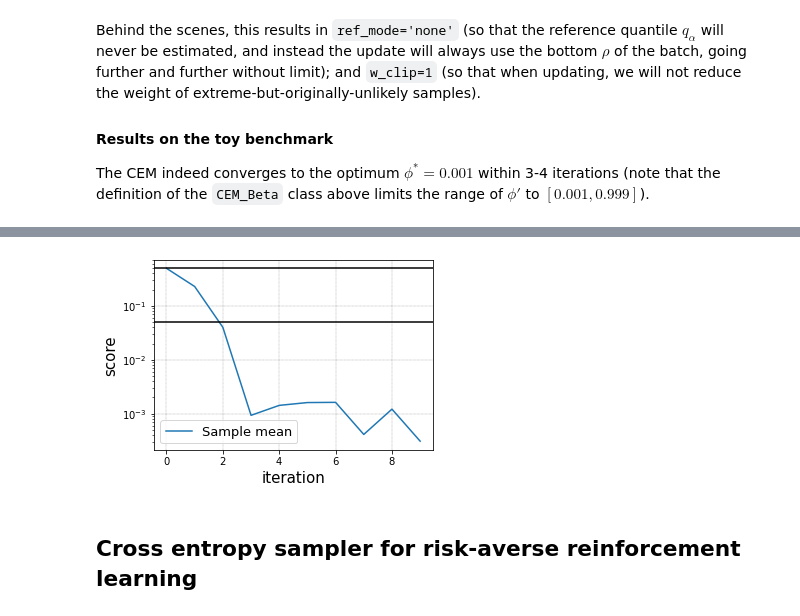
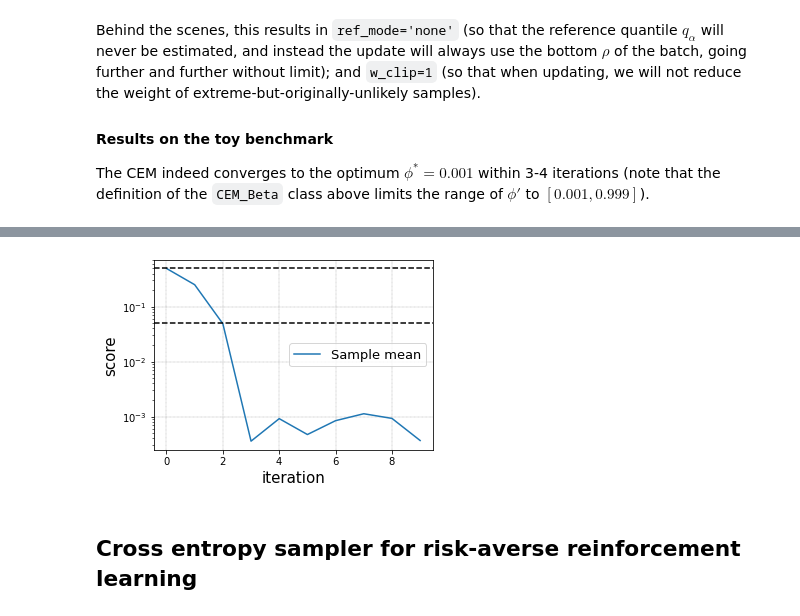
Before and after one commit to ido90/CEM, a Jupyter notebook: tutorial.ipynb, the cells around one changed output, grey strips where cells are left out. Saved outputs shown, nothing was run; the diff lists cells and outputs as text; code cells hidden in the pictures.

```diff
--- a/tutorial.ipynb
+++ b/tutorial.ipynb
@@ -276,9 +282,9 @@ ce = CEM_Beta(phi0=0.5, batch_size=batch_size, min_batch_update=0.5, optim_mode=
 simulate_toy_process_and_sampling(ce)
 
 # plot summary
-ax = ce.show_sampled_scores()
-ax.axhline(0.5, color='k')
-ax.axhline(0.05, color='k')
+ax = ce.show_summary()
+ax.axhline(0.5, color='k', linestyle='--')
+ax.axhline(0.05, color='k', linestyle='--');
 ax.set_yscale('log')
 
 # show batch-level info
@@ -298,4 +304,4 @@ ce.get_data()[0]
-[figure, old version]
+[figure, new version]
 # %% [markdown]
 ## Cross entropy sampler for risk-averse reinforcement learning
 # %% [markdown]
```
Also changed, not shown: parts of 8 cells of this notebook, 1 other file.
